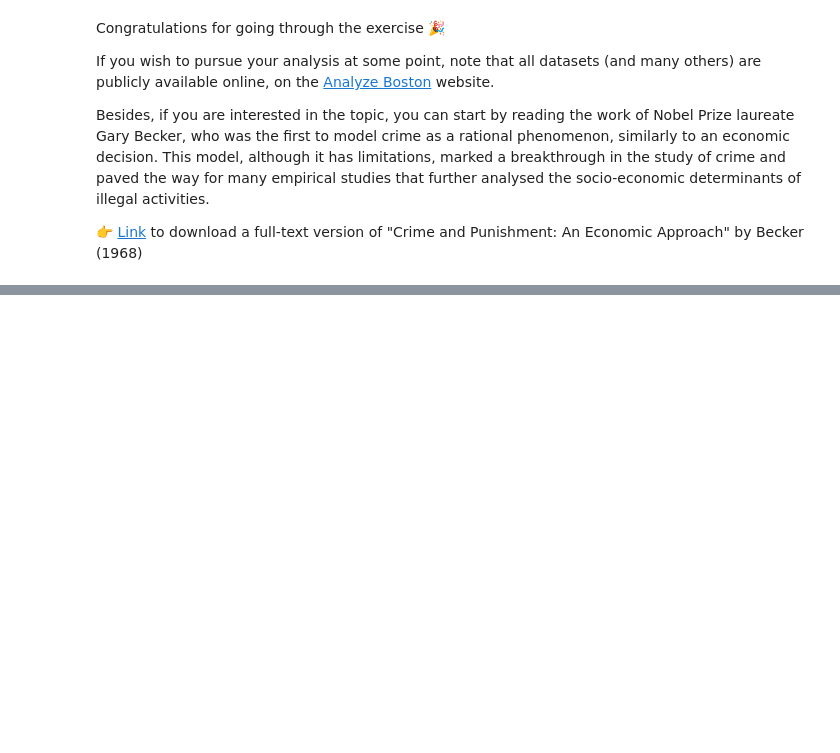
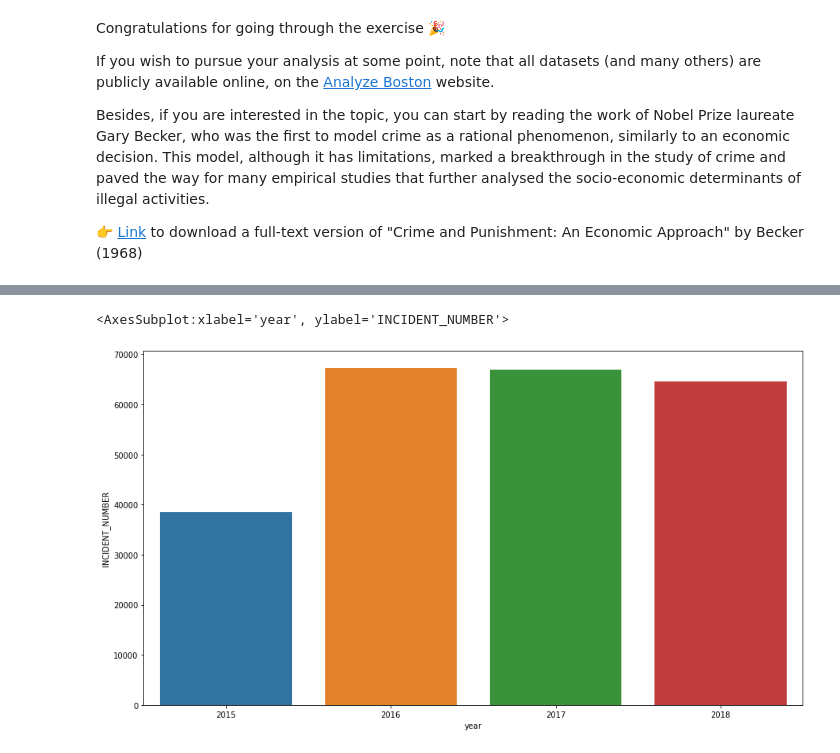
Before and after one commit to jbtonin/data-certification-exam, a Jupyter notebook: decision_science/boston_crimes.ipynb, the cells around one changed output, grey strips where cells are left out. Cells and saved outputs as stored; diff of their text form; code cells hidden in the pictures; blank space fills up the shorter version.

```diff
--- a/decision_science/boston_crimes.ipynb
+++ b/decision_science/boston_crimes.ipynb
@@ -543,0 +559,2 @@ data.head()
+# %%
+evolution_crime_year = data.groupby(['year']).agg({'INCIDENT_NUMBER':'count'})
@@ -643,4 +720,7 @@ sns.barplot(x='NAME',y='DISTANCE',data=district_avg_distance.reset_index())
 # %%
 fig, ax = plt.subplots()
-fig.set_size_inches(13.7, 8.27)
-sns.barplot(x='NAME',y='OFFENSE_CODE_GROUP',data=most_violent_district.reset_index())
+fig.set_size_inches(15, 8.27)
+sns.barplot(x='year',y='INCIDENT_NUMBER',data=evolution_crime_year.reset_index())
+# %% [output]
+<AxesSubplot:xlabel='year', ylabel='INCIDENT_NUMBER'>
+[figure, added]
```
Also changed, not shown: parts of 15 cells of this notebook, 6 other files.
